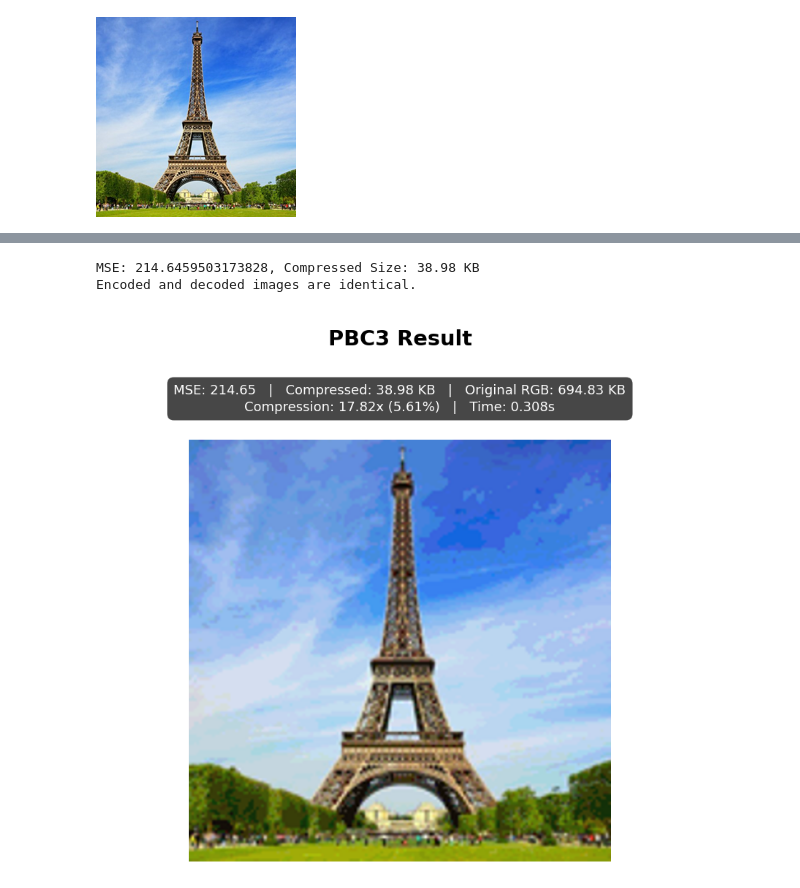
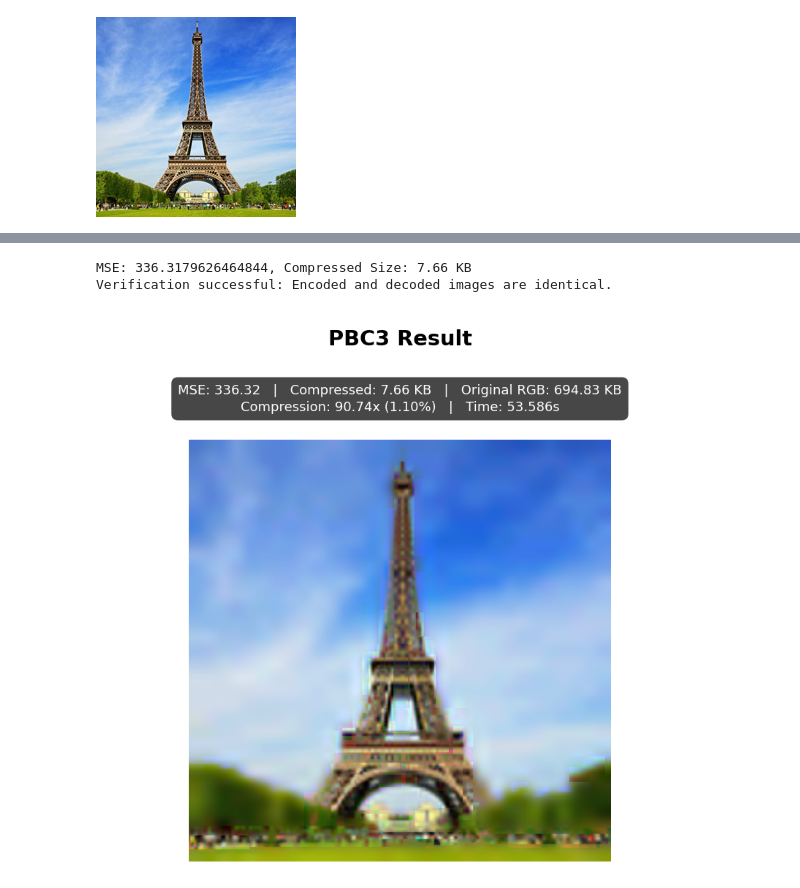
Before and after one commit to EgeEken/PBC, a Jupyter notebook: PBC3_TEST.ipynb, the cells around one changed output, grey strips where cells are left out. Drawn from its saved outputs; the diff is of its cells as text; code cells hidden in the pictures.

```diff
--- a/PBC3_TEST.ipynb
+++ b/PBC3_TEST.ipynb
@@ -21,38 +21,48 @@ res.show()
 # %%
 cfg = PBC3Config(
-    downsample_cell_size=3,
-    mask_size=9,
-    palette_bitcount=4,
-    patch_count=0,
+    downsample_cell_size=16,
+    downsample_palette_bitcount=5,
+    patch_palette_bitcount=4,
+    mask_size=16,
+    patch_count=100,
+
+    search_depth=150,
+    proposal_depth=150,
+    top_k=10,
+    anchor_block_size=5,
+
+    min_patch_size=8,
+    max_patch_size=256,
+    min_cell_size=1,
+    max_cell_size=16,
+    cell_sizes_per_candidate=1,
 )
 
 res = PBC3.compress(img, cfg)
 decoded = PBC3.decompress(res.data)
 
 print(f"MSE: {res.mse}, Compressed Size: {len(res.data) / 1024:.2f} KB")
-if res.image == decoded.image:
-    print("Encoded and decoded images are identical.")
+if res.verify():
+    print("Verification successful: Encoded and decoded images are identical.")
     res.show()
 else:
-    print("Encoded and decoded images differ.")
+    print("Verification failed: Encoded and decoded images differ.")
     plt.figure(figsize=(10, 5))
     plt.subplot(1, 3, 1)
     plt.title("Encoded Image")
     plt.imshow(res.image)
     plt.axis("off")
     plt.subplot(1, 3, 2)
     plt.title("Decoded Image")
     plt.imshow(decoded.image)
     plt.axis("off")
     plt.subplot(1, 3, 3)
     plt.title("Difference")
     diff = np.abs(np.array(res.image).astype(int) - np.array(decoded.image).astype(int))
     plt.imshow(diff)
     plt.axis("off")
     plt.show()
-
-    # maybe do dithering?
 # %% [output]
-MSE: 214.6459503173828, Compressed Size: 38.98 KB
-Encoded and decoded images are identical.
+MSE: 336.3179626464844, Compressed Size: 7.66 KB
+Verification successful: Encoded and decoded images are identical.
-[figure, old version]
+[figure, new version]
```
Also changed, not shown: parts of 11 cells of this notebook, 1 other file.
